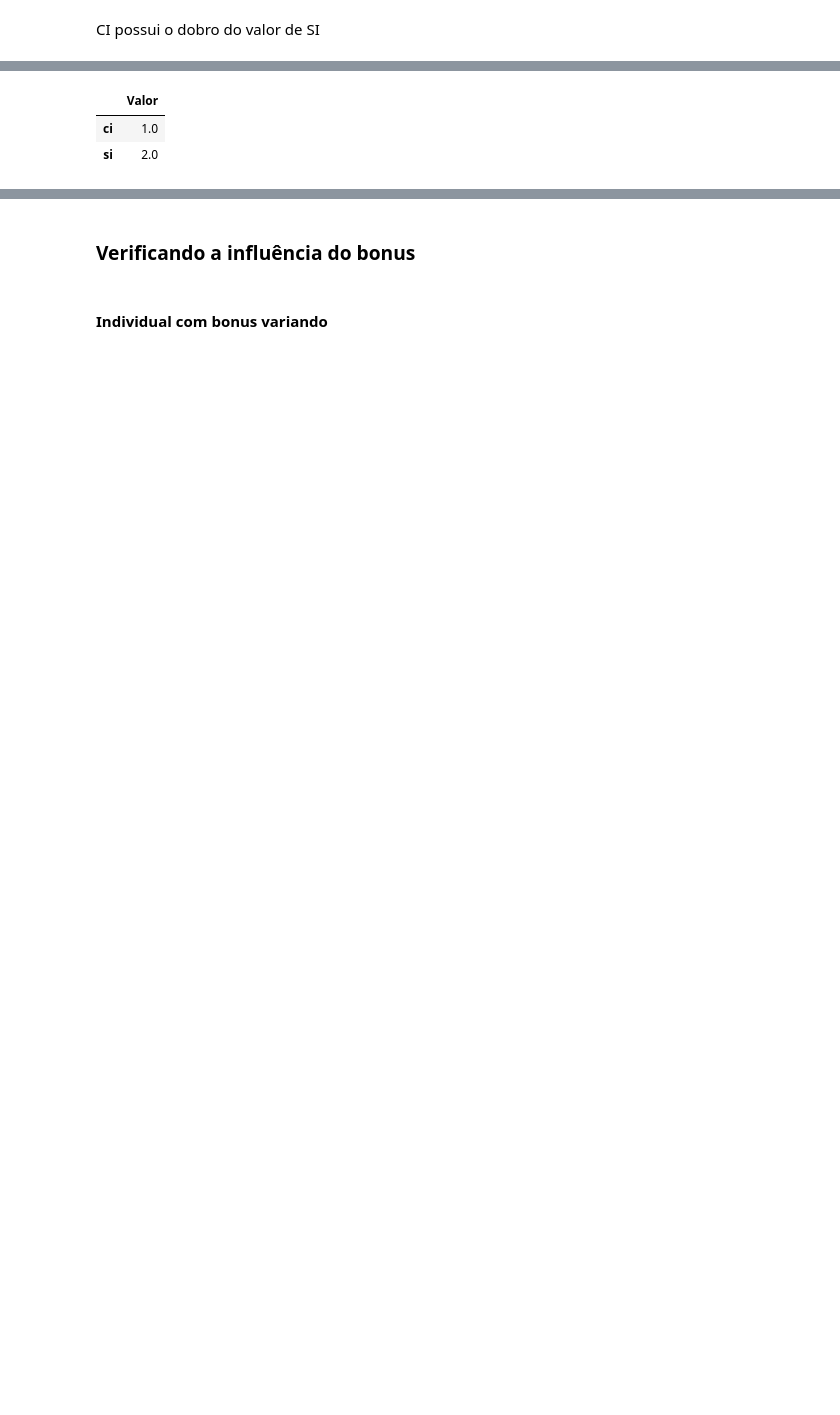
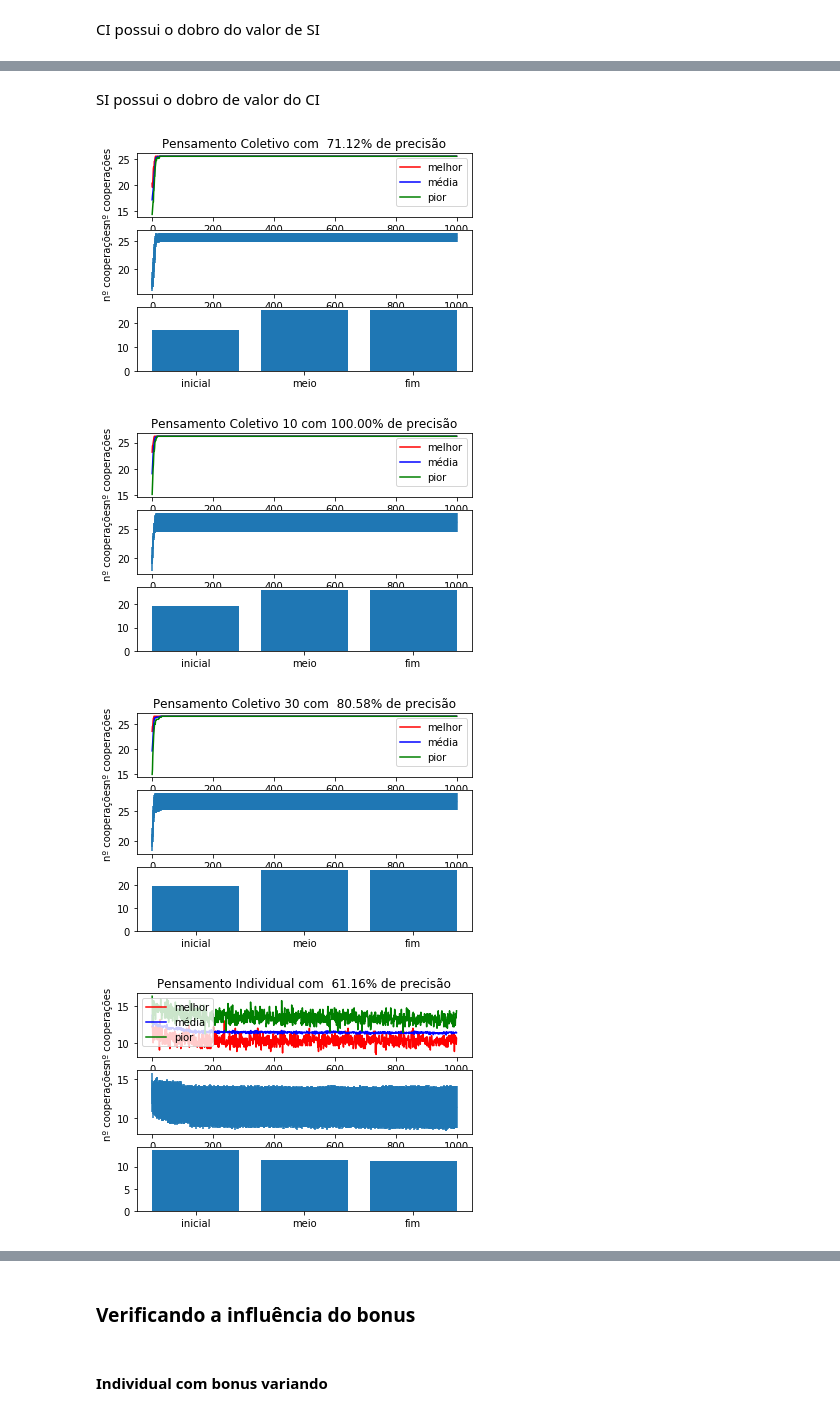
Before and after one commit to georgetassiano/pso-dilema-dos-prisioneiros, a Jupyter notebook: apresentacao.ipynb, the cells around one changed output, grey strips where cells are left out. Cells and saved outputs as stored; diff of their text form; code cells hidden in the pictures; blank space fills up the shorter version.

```diff
--- a/apresentacao.ipynb
+++ b/apresentacao.ipynb
@@ -133,48 +141,51 @@ SI possui o dobro de valor do CI
+# %% [markdown]
+SI possui o dobro de valor do CI
 # %%
 ci = 1.0  # valor da constante da relevância da informação pessoal
 si = 2.0  # valor da constante de relevância da informações social
 
 functions_optimization = []
 functions_optimization.append([DPColetivo(lower_limit, upper_limit), 'Coletivo'])
 functions_optimization.append([DPColetivo(lower_limit, upper_limit, global_comparison_length=global_comparison_length_10), 'Coletivo 10'])
 functions_optimization.append([DPColetivo(lower_limit, upper_limit, global_comparison_length=global_comparison_length_30), 'Coletivo 30'])
 functions_optimization.append([DPIndividual(lower_limit, upper_limit), 'Individual'])
 functions_optimization.append([DPIndividual(lower_limit, upper_limit, global_comparison_length=global_comparison_length_10), 'Individual 10'])
 functions_optimization.append([DPIndividual(lower_limit, upper_limit, global_comparison_length=global_comparison_length_30), 'Individual 30'])
 
 for e in range(len(functions_optimization)):
 
     algorithm = PSOAlgorithm(functions_optimization[e][0], max_interation, max_execution)
     algorithm.exec_algorithm(particles_length, functions_optimization[e][0], inertial_ini, inertial_final, ci, si)
-    result = algorithm.get_result()
 
-    plotarBest = np.zeros([np.size(result, 0)])
-    plotarAvarege = np.zeros([np.size(result, 0)])
-    plotarLowest = np.zeros([np.size(result, 0)])
+    best, err_best = algorithm.get_best()
+    avarage, err_avarage = algorithm.get_avarage()
+    lowest, err_lowest = algorithm.get_lowest()
+    entropy = algorithm.get_entropy()
 
-    plotarBar = [result[0][1][0], result[500][1][0], result[-1][1][0]]
-
-    for i in range(np.size(result, 0)):
-        plotarBest[i] = result[i][0][0]
-        plotarAvarege[i] = result[i][1][0]
-        plotarLowest[i] = result[i][2][0]
+    plotarBar = [avarage[0], avarage[max_interation//2], avarage[-1]]
 
     plt.figure(e)
 
-    plt.subplot(211)
-    plt.title(f'Pensamento {functions_optimization[e][1]}')
-    plt.plot(plotarBest, 'r-', label='melhor')
-    plt.plot(plotarAvarege, 'b-', label='média')
-    plt.plot(plotarLowest, 'g-', label='pior')
+    plt.subplot(311)
+    plt.title(f'Pensamento {functions_optimization[e][1]} com {entropy*100:6.2f}% de precisão')
+    plt.plot(best, 'r-', label='melhor')
+    plt.plot(avarage, 'b-', label='média')
+    plt.plot(lowest, 'g-', label='pior')
     plt.xlabel('nº iteração')
     plt.ylabel('nº cooperações')
     plt.legend()
 
-    plt.subplot(212)
+    plt.subplot(312)
+    plt.errorbar(np.arange(max_interation), avarage, yerr=err_avarage)
+    plt.xlabel('nº iteração')
+    plt.ylabel('nº cooperações')
+
+    plt.subplot(313)
     plt.bar(np.arange(3), plotarBar)
     plt.xticks(np.arange(3), ('inicial', 'meio', 'fim'))
     plt.show()
 # %% [output]
-|  | Valor |
-| ci | 1.0 |
-| si | 2.0 |
+[figure, added]
+[figure, added]
+[figure, added]
+[figure, added]
```
Also changed, not shown: parts of 10 cells of this notebook, 5 other files.
